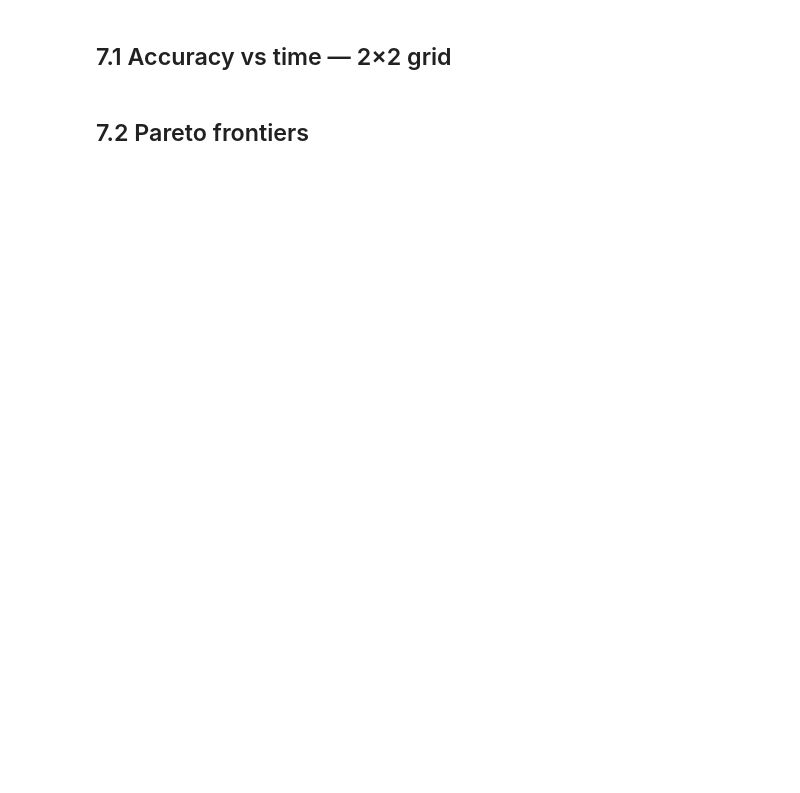
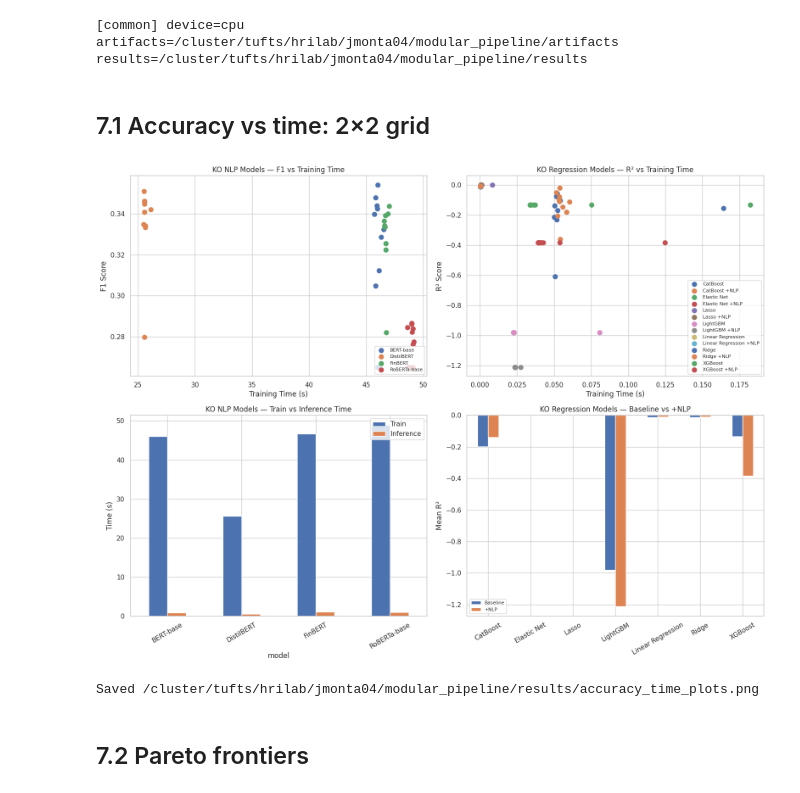
Before and after one commit to jomo8/energy-analysis-pipeline, a Jupyter notebook: 07_visualization.ipynb, the cells around one changed output. Saved outputs shown, nothing was run; the diff lists cells and outputs as text; code cells hidden in the pictures; blank space fills up the shorter version.

```diff
--- a/07_visualization.ipynb
+++ b/07_visualization.ipynb
@@ -33,22 +27,24 @@ import seaborn as sns
 # Match visual style used in Stage 6.
 sns.set_theme(style="whitegrid")
 
-# Load summary results generated by prior stages.
-nlp_df = pd.read_csv(RESULTS_DIR / "nlp_results.csv")
-reg_df = pd.read_csv(RESULTS_DIR / "regression_results.csv")
+# Summary results joined with external energy log.
+nlp_df = pd.read_csv(RESULTS_DIR / "nlp_results_with_energy.csv")
+reg_df = pd.read_csv(RESULTS_DIR / "regression_results_with_energy.csv")
 
 # Inference file may not exist if Stage 5 was skipped.
-inf_path = RESULTS_DIR / "inference_results.csv"
+inf_path = RESULTS_DIR / "inference_results_with_energy.csv"
 inf_df = pd.read_csv(inf_path) if inf_path.exists() else None
+# %% [output]
+[common] device=cpu  artifacts=/cluster/tufts/hrilab/jmonta04/modular_pipeline/artifacts  results=/cluster/tufts/hrilab/jmonta04/modular_pipeline/results
 # %% [markdown]
-## 7.1 Accuracy vs time — 2×2 grid
+## 7.1 Accuracy vs time: 2×2 grid
 # %%
 # 2x2 panel of summary plots:
-#   (0,0): NLP F1 vs training time — one dot per (model, seed). Cluster
+#   (0,0): NLP F1 vs training time. One dot per (model, seed). Cluster
 #          tightness indicates seed stability per model.
 #   (0,1): Regression R² vs training time, both baseline and +NLP variants.
-#   (1,0): Mean train vs inference time per NLP model — relative cost shape.
-#   (1,1): Per-regressor baseline vs +NLP R² — visualizes Stage 4's uplift.
+#   (1,0): Mean train vs inference time per NLP model: relative cost shape.
+#   (1,1): Per-regressor baseline vs +NLP R²: visualizes Stage 4's uplift.
 fig, axes = plt.subplots(2, 2, figsize=(16, 12))
 
 # 1) NLP scatter: F1 versus training time.
@@ -57,7 +53,7 @@ for model_name, grp in nlp_df.groupby("model"):
     ax.scatter(grp["train_time_s"], grp["f1"], label=model_name, s=60)
 ax.set_xlabel("Training Time (s)")
 ax.set_ylabel("F1 Score")
-ax.set_title("AMZN NLP Models — F1 vs Training Time")
+ax.set_title("KO NLP Models: F1 vs Training Time")
 ax.legend(fontsize=8, loc="lower right")
 
 # 2) Regression scatter: R² versus training time.
@@ -66,38 +62,41 @@ for model_name, grp in reg_df.groupby("model"):
     ax.scatter(grp["train_time_s"], grp["r2"], label=model_name, s=60)
 ax.set_xlabel("Training Time (s)")
 ax.set_ylabel("R² Score")
-ax.set_title("AMZN Regression Models — R² vs Training Time")
+ax.set_title("KO Regression Models: R² vs Training Time")
 ax.legend(fontsize=8, loc="lower right")
 
 # 3) NLP bar chart: mean train and inference time per model.
 ax = axes[1, 0]
 nlp_agg = nlp_df.groupby("model")[["train_time_s", "infer_time_s"]].mean()
 nlp_agg.plot.bar(ax=ax)
 ax.set_ylabel("Time (s)")
-ax.set_title("AMZN NLP Models — Train vs Inference Time")
+ax.set_title("KO NLP Models: Train vs Inference Time")
 ax.tick_params(axis="x", rotation=30)
 ax.legend(["Train", "Inference"])
 
 # 4) Regression bar chart: baseline R² compared to +NLP R².
 ax = axes[1, 1]
 baseline_mean = reg_df[~reg_df["model"].str.endswith("+NLP")].groupby("model")["r2"].mean()
 aug_mean = reg_df[reg_df["model"].str.endswith("+NLP")].assign(
     base_model=lambda d: d["model"].str.replace(" +NLP", "", regex=False)
 ).groupby("base_model")["r2"].mean()
 compare_r2 = pd.concat(
     [baseline_mean.rename("Baseline"), aug_mean.rename("+NLP")], axis=1
 )
 compare_r2.plot.bar(ax=ax)
 ax.set_ylabel("Mean R²")
-ax.set_title("AMZN Regression Models — Baseline vs +NLP")
+ax.set_title("KO Regression Models: Baseline vs +NLP")
 ax.tick_params(axis="x", rotation=30)
 ax.legend(fontsize=8)
 
 # Save and show final 2x2 figure.
 plt.tight_layout()
 plt.savefig(RESULTS_DIR / "accuracy_time_plots.png", dpi=150, bbox_inches="tight")
 plt.show()
 print(f"Saved {RESULTS_DIR / 'accuracy_time_plots.png'}")
+# %% [output]
+[figure, added]
+Saved /cluster/tufts/hrilab/jmonta04/modular_pipeline/results/accuracy_time_plots.png
 # %% [markdown]
 ## 7.2 Pareto frontiers
 # %%
```
Also changed, not shown: parts of 3 cells of this notebook, 4 other files.
